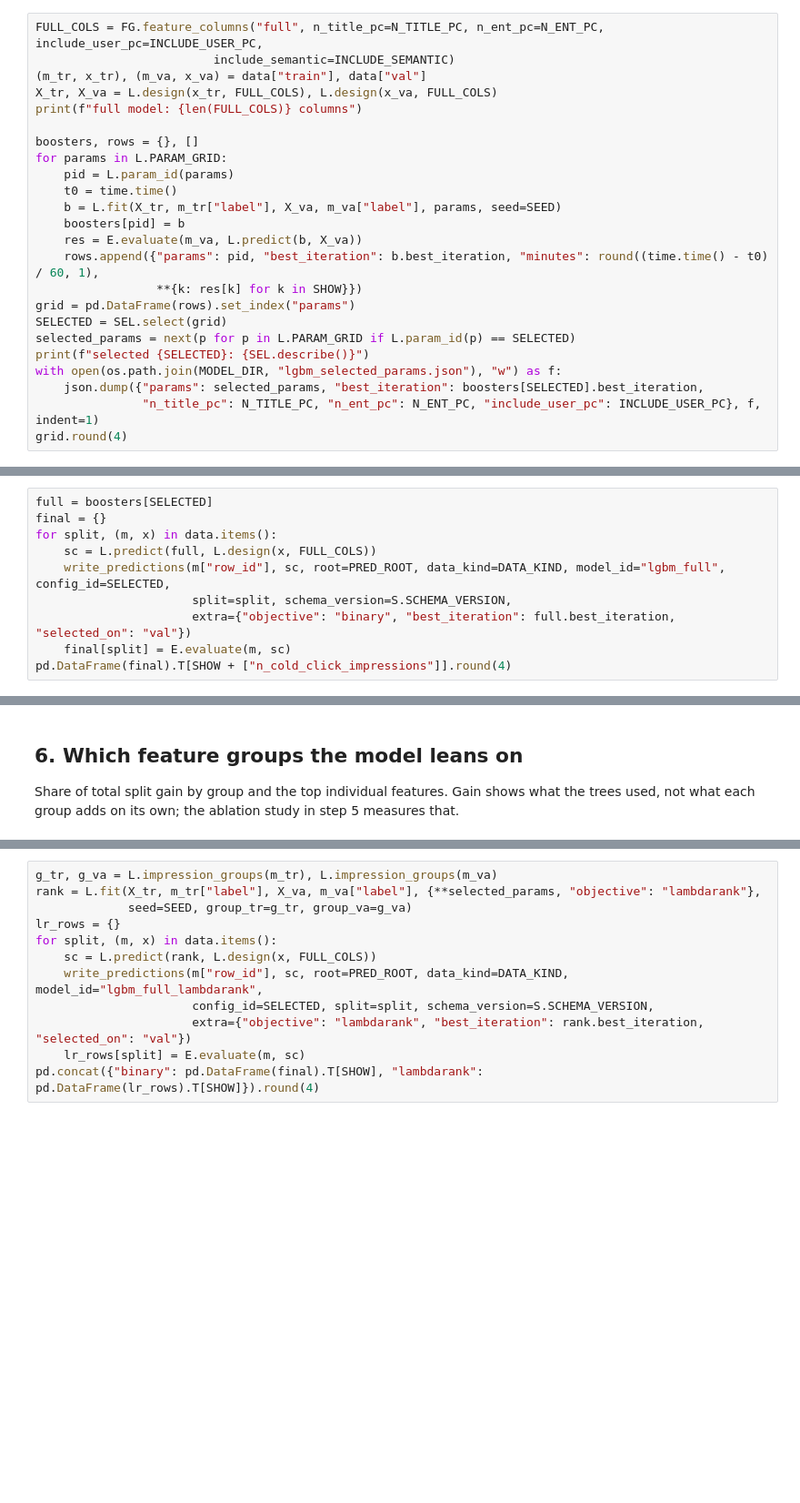
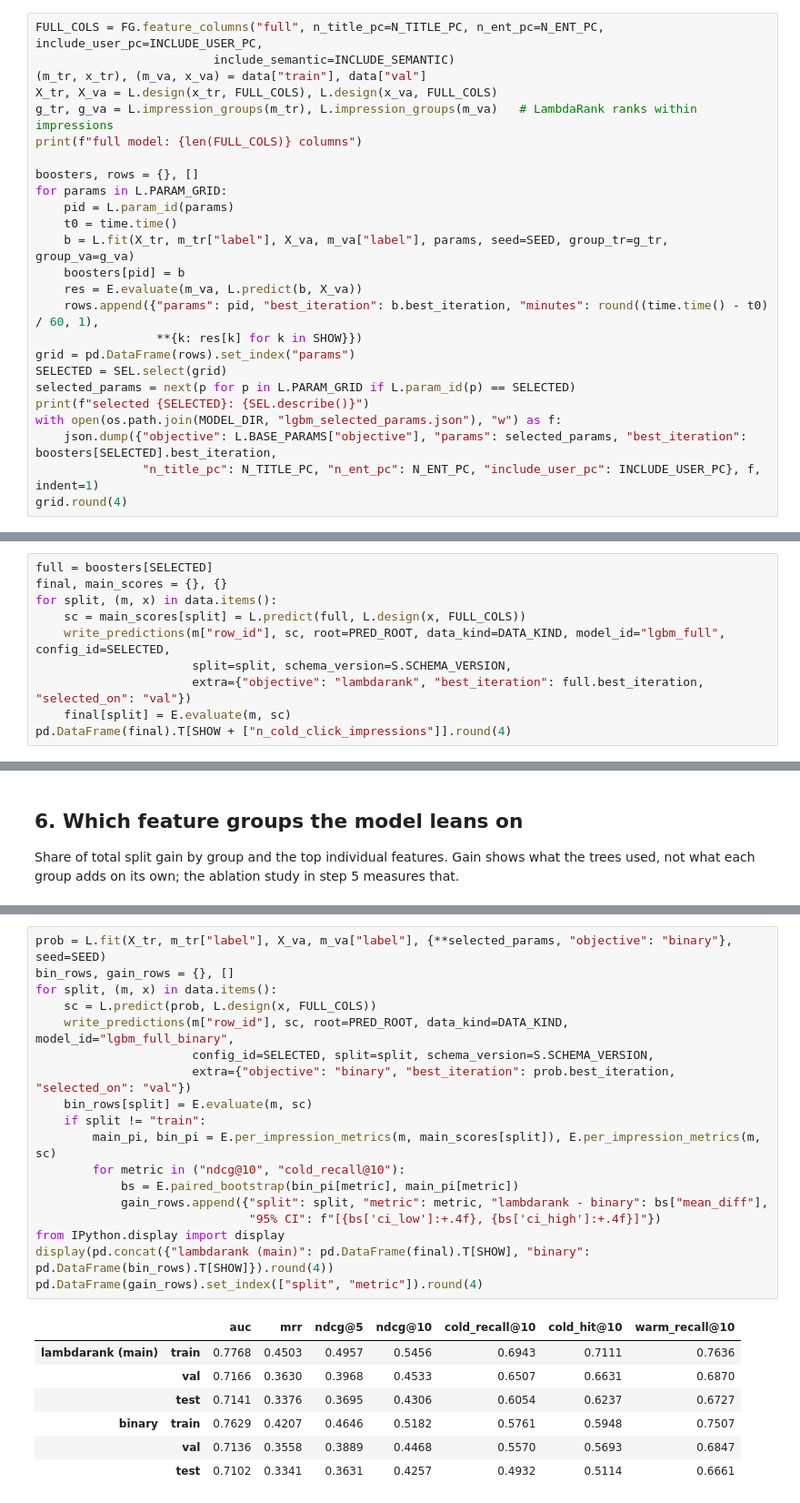
Before and after one commit to Bryng23/BT4222-Group-11, a Jupyter notebook: step4_advanced_model.ipynb, the cells around one changed output, grey strips where cells are left out. Shown at 91% size. Saved outputs shown, nothing was run; the diff lists cells and outputs as text; blank space fills up the shorter version.

```diff
--- a/step4_advanced_model.ipynb
+++ b/step4_advanced_model.ipynb
@@ -97,13 +102,14 @@ FULL_COLS = FG.feature_columns("full", n_title_pc=N_TITLE_PC, n_ent_pc=N_ENT_PC,
                          include_semantic=INCLUDE_SEMANTIC)
 (m_tr, x_tr), (m_va, x_va) = data["train"], data["val"]
 X_tr, X_va = L.design(x_tr, FULL_COLS), L.design(x_va, FULL_COLS)
+g_tr, g_va = L.impression_groups(m_tr), L.impression_groups(m_va)   # LambdaRank ranks within impressions
 print(f"full model: {len(FULL_COLS)} columns")
 
 boosters, rows = {}, []
 for params in L.PARAM_GRID:
     pid = L.param_id(params)
     t0 = time.time()
-    b = L.fit(X_tr, m_tr["label"], X_va, m_va["label"], params, seed=SEED)
+    b = L.fit(X_tr, m_tr["label"], X_va, m_va["label"], params, seed=SEED, group_tr=g_tr, group_va=g_va)
     boosters[pid] = b
     res = E.evaluate(m_va, L.predict(b, X_va))
     rows.append({"params": pid, "best_iteration": b.best_iteration, "minutes": round((time.time() - t0) / 60, 1),
@@ -113,6 +119,6 @@ SELECTED = SEL.select(grid)
 selected_params = next(p for p in L.PARAM_GRID if L.param_id(p) == SELECTED)
 print(f"selected {SELECTED}: {SEL.describe()}")
 with open(os.path.join(MODEL_DIR, "lgbm_selected_params.json"), "w") as f:
-    json.dump({"params": selected_params, "best_iteration": boosters[SELECTED].best_iteration,
+    json.dump({"objective": L.BASE_PARAMS["objective"], "params": selected_params, "best_iteration": boosters[SELECTED].best_iteration,
                "n_title_pc": N_TITLE_PC, "n_ent_pc": N_ENT_PC, "include_user_pc": INCLUDE_USER_PC}, f, indent=1)
 grid.round(4)
@@ -122,11 +139,11 @@ grid.round(4)
 Train, validation and test are scored on full slates and written as prediction files. This is the only time the test split is scored.
 # %%
 full = boosters[SELECTED]
-final = {}
+final, main_scores = {}, {}
 for split, (m, x) in data.items():
-    sc = L.predict(full, L.design(x, FULL_COLS))
+    sc = main_scores[split] = L.predict(full, L.design(x, FULL_COLS))
     write_predictions(m["row_id"], sc, root=PRED_ROOT, data_kind=DATA_KIND, model_id="lgbm_full", config_id=SELECTED,
                       split=split, schema_version=S.SCHEMA_VERSION,
-                      extra={"objective": "binary", "best_iteration": full.best_iteration, "selected_on": "val"})
+                      extra={"objective": "lambdarank", "best_iteration": full.best_iteration, "selected_on": "val"})
     final[split] = E.evaluate(m, sc)
 pd.DataFrame(final).T[SHOW + ["n_cold_click_impressions"]].round(4)
@@ -166,12 +235,26 @@ Same columns and tree shape, but optimising nDCG within each impression (rows gr
 # %%
-g_tr, g_va = L.impression_groups(m_tr), L.impression_groups(m_va)
-rank = L.fit(X_tr, m_tr["label"], X_va, m_va["label"], {**selected_params, "objective": "lambdarank"},
-             seed=SEED, group_tr=g_tr, group_va=g_va)
-lr_rows = {}
+prob = L.fit(X_tr, m_tr["label"], X_va, m_va["label"], {**selected_params, "objective": "binary"}, seed=SEED)
+bin_rows, gain_rows = {}, []
 for split, (m, x) in data.items():
-    sc = L.predict(rank, L.design(x, FULL_COLS))
-    write_predictions(m["row_id"], sc, root=PRED_ROOT, data_kind=DATA_KIND, model_id="lgbm_full_lambdarank",
+    sc = L.predict(prob, L.design(x, FULL_COLS))
+    write_predictions(m["row_id"], sc, root=PRED_ROOT, data_kind=DATA_KIND, model_id="lgbm_full_binary",
                       config_id=SELECTED, split=split, schema_version=S.SCHEMA_VERSION,
-                      extra={"objective": "lambdarank", "best_iteration": rank.best_iteration, "selected_on": "val"})
-    lr_rows[split] = E.evaluate(m, sc)
-pd.concat({"binary": pd.DataFrame(final).T[SHOW], "lambdarank": pd.DataFrame(lr_rows).T[SHOW]}).round(4)
+                      extra={"objective": "binary", "best_iteration": prob.best_iteration, "selected_on": "val"})
+    bin_rows[split] = E.evaluate(m, sc)
+    if split != "train":
+        main_pi, bin_pi = E.per_impression_metrics(m, main_scores[split]), E.per_impression_metrics(m, sc)
+        for metric in ("ndcg@10", "cold_recall@10"):
+            bs = E.paired_bootstrap(bin_pi[metric], main_pi[metric])
+            gain_rows.append({"split": split, "metric": metric, "lambdarank - binary": bs["mean_diff"],
+                              "95% CI": f"[{bs['ci_low']:+.4f}, {bs['ci_high']:+.4f}]"})
+from IPython.display import display
+display(pd.concat({"lambdarank (main)": pd.DataFrame(final).T[SHOW], "binary": pd.DataFrame(bin_rows).T[SHOW]}).round(4))
+pd.DataFrame(gain_rows).set_index(["split", "metric"]).round(4)
+# %% [output]
+|  |  | auc | mrr | ndcg@5 | ndcg@10 | cold_recall@10 | cold_hit@10 | warm_recall@10 |
+| lambdarank (main) | train | 0.7768 | 0.4503 | 0.4957 | 0.5456 | 0.6943 | 0.7111 | 0.7636 |
+|  | val | 0.7166 | 0.3630 | 0.3968 | 0.4533 | 0.6507 | 0.6631 | 0.6870 |
+|  | test | 0.7141 | 0.3376 | 0.3695 | 0.4306 | 0.6054 | 0.6237 | 0.6727 |
+| binary | train | 0.7629 | 0.4207 | 0.4646 | 0.5182 | 0.5761 | 0.5948 | 0.7507 |
+|  | val | 0.7136 | 0.3558 | 0.3889 | 0.4468 | 0.5570 | 0.5693 | 0.6847 |
+|  | test | 0.7102 | 0.3341 | 0.3631 | 0.4257 | 0.4932 | 0.5114 | 0.6661 |
```
Also changed, not shown: parts of 17 cells of this notebook, 10 other files.
